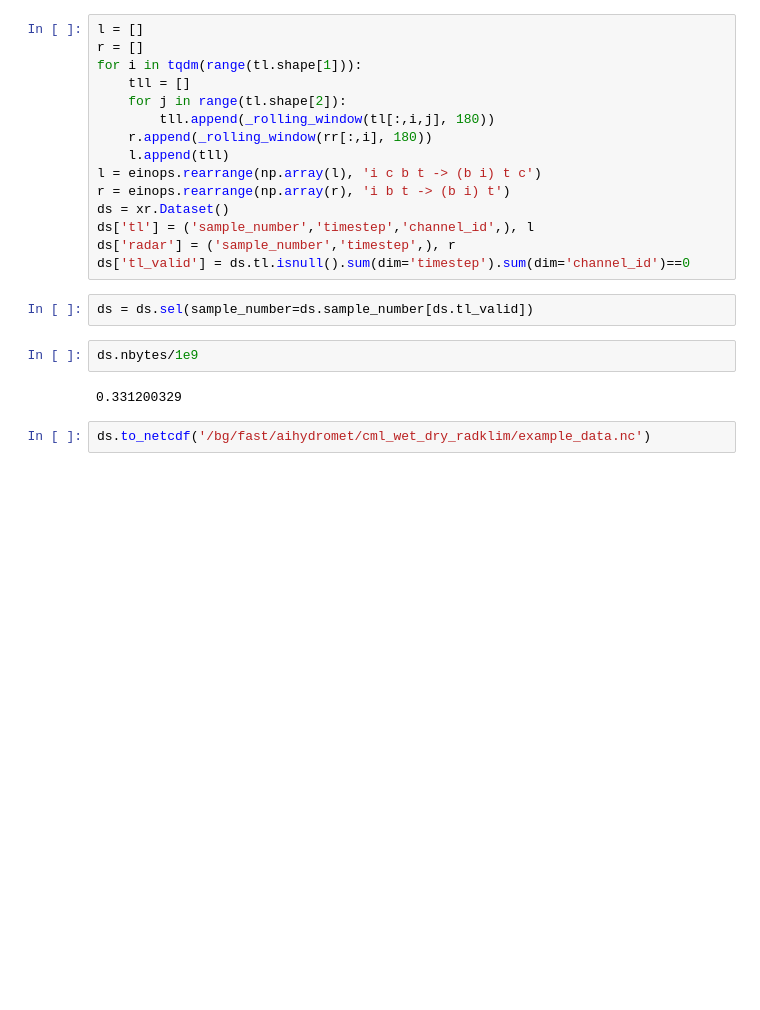
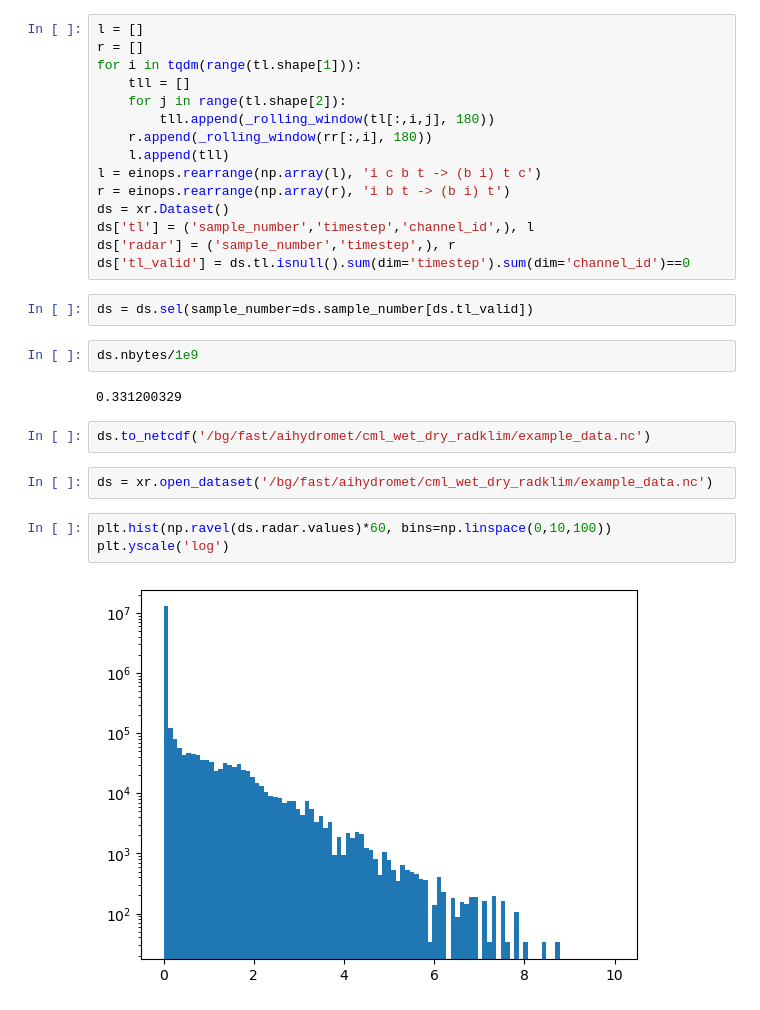
Before and after one commit to jpolz/cml_wd_pytorch, a Jupyter notebook: data/preprocess_cml_dat_from_pd.ipynb, the cells around one changed output. Cells and saved outputs as stored; diff of their text form; blank space fills up the shorter version.

```diff
--- a/data/preprocess_cml_dat_from_pd.ipynb
+++ b/data/preprocess_cml_dat_from_pd.ipynb
@@ -49,3 +63,10 @@ ds.nbytes/1e9
 0.331200329
 # %%
 ds.to_netcdf('/bg/fast/aihydromet/cml_wet_dry_radklim/example_data.nc')
+# %%
+ds = xr.open_dataset('/bg/fast/aihydromet/cml_wet_dry_radklim/example_data.nc')
+# %%
+plt.hist(np.ravel(ds.radar.values)*60, bins=np.linspace(0,10,100))
+plt.yscale('log')
+# %% [output]
+[figure, added]
```
Also changed, not shown: parts of 10 cells of this notebook.
